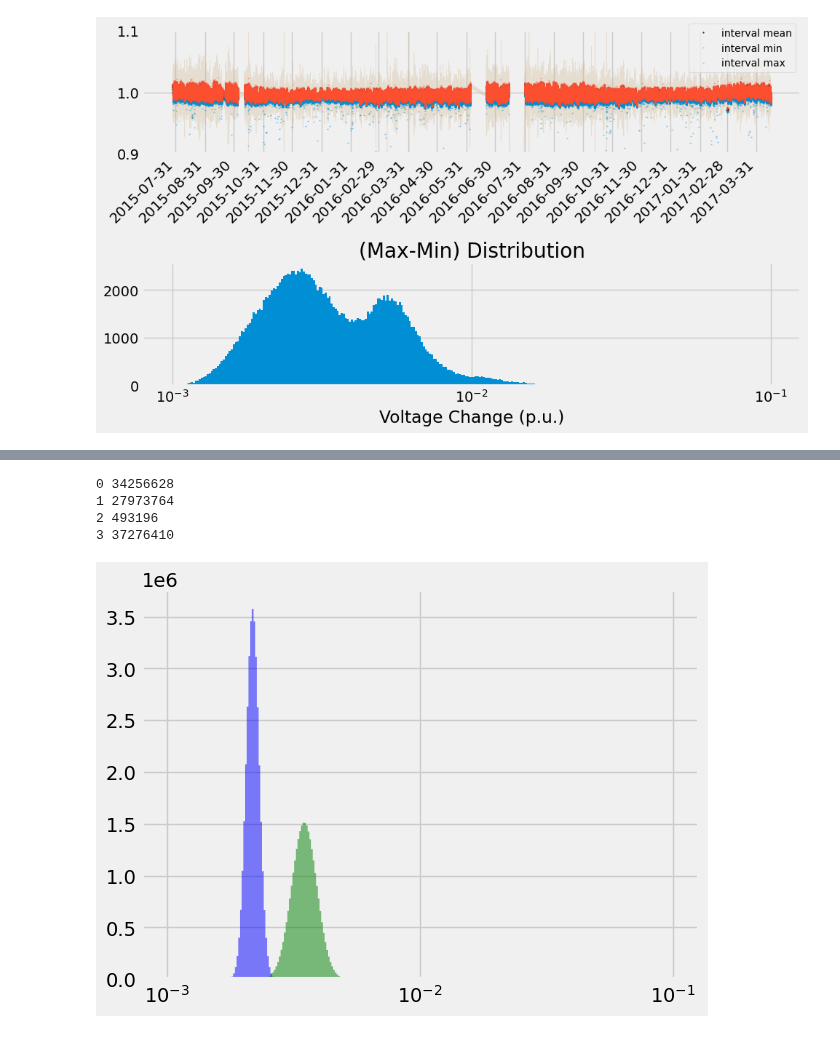
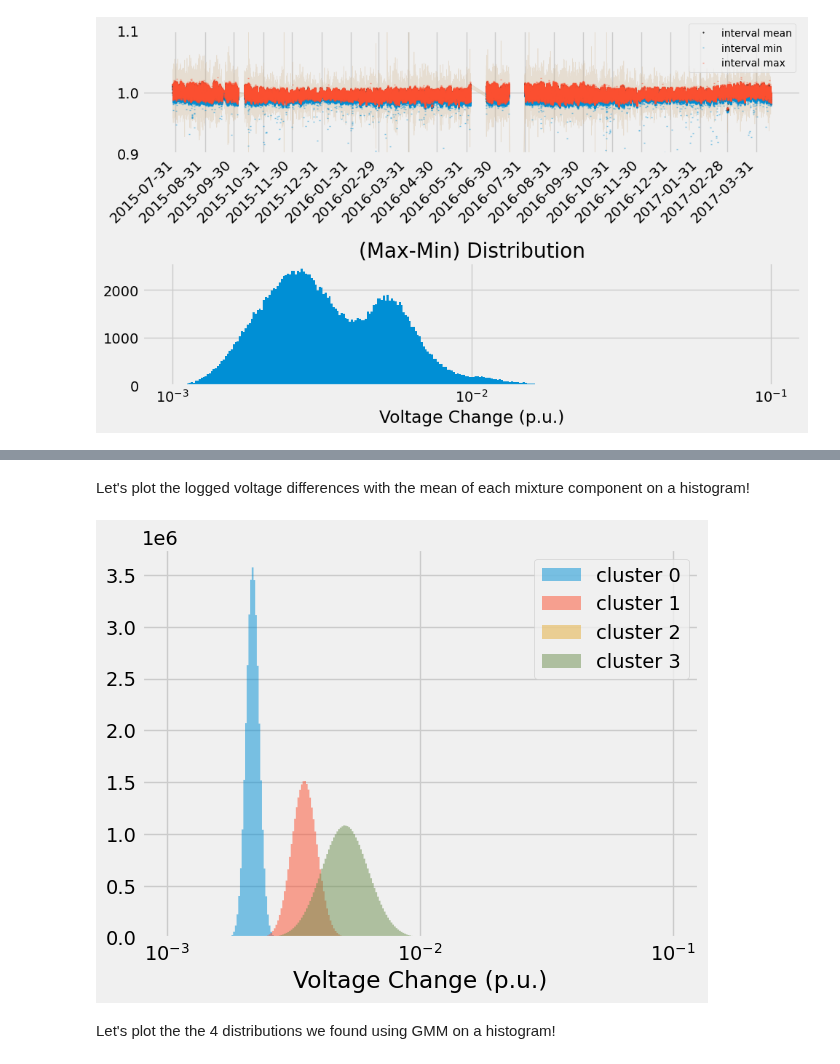
Before and after one commit to PingThingsIO/ni4ai-notebooks, a Jupyter notebook: analytics/Voltage Change Detection.ipynb, the cells around one changed output, grey strips where cells are left out. Saved outputs shown, nothing was run; the diff lists cells and outputs as text; code cells hidden in the pictures.

```diff
--- a/analytics/Voltage Change Detection.ipynb
+++ b/analytics/Voltage Change Detection.ipynb
@@ -170,20 +170,17 @@ plt.show()
+# %% [markdown]
+Let's plot the logged voltage differences with the mean of each mixture component on a histogram!
 # %%
-clusters = []
-for i in range(n):
-    clusters.append(np.exp(np.random.normal(gm.means_[i,0], gm.covariances_[i,0,0], int(1e8*gm.weights_[i,]))))
-    print(i, len(clusters[-1]))
+fig, ax = plt.subplots()
+bins = np.logspace(-3,-1, 300)
+
+for i in range(n_clusters):
+    cluster_data = np.exp(np.random.normal(gm.means_[i,0], gm.covariances_[i,0,0], int(1e8*gm.weights_[i,])))
+    ax.hist(cluster_data, histtype='stepfilled', bins=bins, alpha=0.5, label=f'cluster {i}')
+ax.set_xscale('log')
+ax.legend(loc='best')
+ax.set_xlabel('Voltage Change (p.u.)')
+plt.show()
 # %% [output]
-0 34256628
-1 27973764
-2 493196
-3 37276410
+[figure, added]
-# %%
-fig, ax = plt.subplots()
-bins = np.logspace(-3,-1, 300)
-ax.set_xscale('log')
-ax.hist(clusters[0], color='b', alpha=0.5, histtype='stepfilled', bins=bins)
-ax.hist(clusters[1], color='g', alpha=0.5, histtype='stepfilled', bins=bins)
-ax.hist(clusters[2], color='r', alpha=0.5, histtype='stepfilled', bins=bins)
-plt.show()
-# %% [output]
-[figure, removed]
+# %% [markdown]
+Let's plot the the 4 distributions we found using GMM on a histogram!
```
Also changed, not shown: parts of 7 cells of this notebook.
